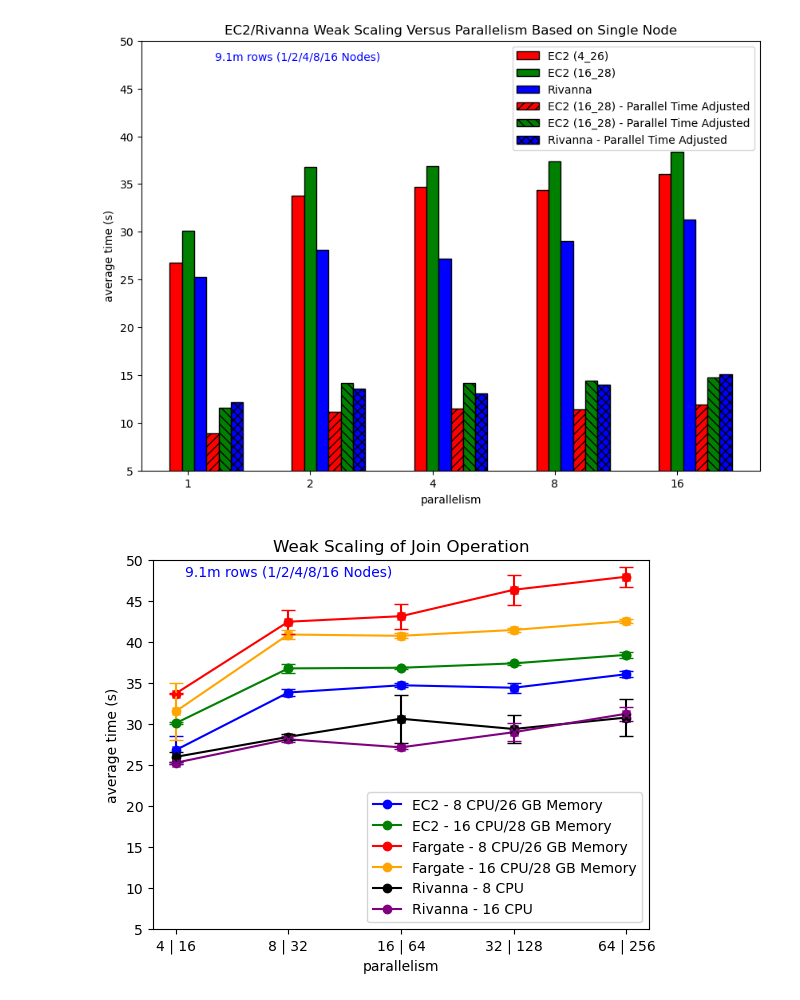
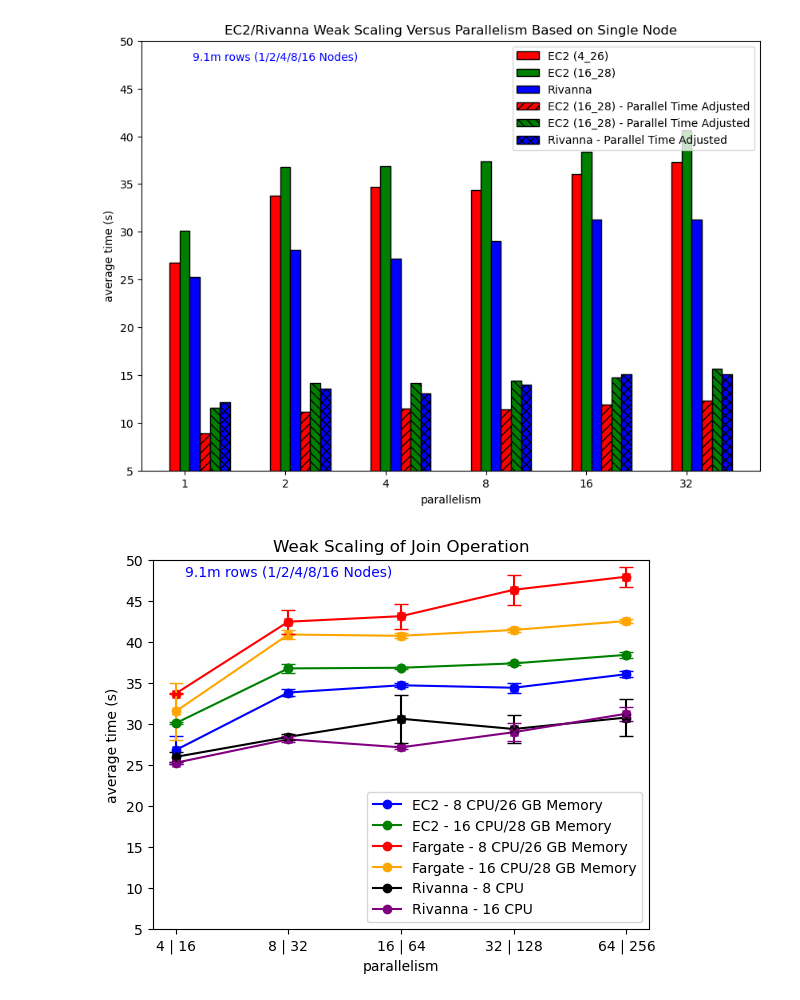
Before and after one commit to mstaylor/cylon, a Jupyter notebook: aws/scripts/Join_Weak_Scaling_round2.ipynb, the cells around one changed output. Saved outputs shown, nothing was run; the diff lists cells and outputs as text; code cells hidden in the pictures.

```diff
--- a/aws/scripts/Join_Weak_Scaling_round2.ipynb
+++ b/aws/scripts/Join_Weak_Scaling_round2.ipynb
@@ -58,20 +175,20 @@ import matplotlib.pyplot as plt
 import numpy as np
 
 # Given data
-world_size = ['1', '2', '4', '8', '16']
-ec2_4_26 = [26.80001503, 33.82108727, 34.70261905, 34.40150503, 36.04979236]
-ec2_16_28 = [30.07260311, 36.75810435, 36.8333492, 37.36801396, 38.40536711]
-fargate_4_26 = [33.68554413, 42.44095802, 43.11394629, 46.3293512, 47.92054052]
-fargate_16_28 = [31.50847322, 40.88083729, 40.72470558, 41.43658119, 42.52811459]
-rivanna_8 = [25.98013163, 28.41809341, 30.62765954, 29.37659091, 30.77450389]
-rivanna_16 = [25.26343322, 28.12409517, 27.14304942, 28.98870633, 31.24031554]
+world_size = ['1', '2', '4', '8', '16', '32']
+ec2_4_26 = [26.80001503, 33.82108727, 34.70261905, 34.40150503, 36.04979236, 37.27805637]
+ec2_16_28 = [30.07260311, 36.75810435, 36.8333492, 37.36801396, 38.40536711, 40.62146824]
+fargate_4_26 = [33.68554413, 42.44095802, 43.11394629, 46.3293512, 47.92054052, 49.26676557]
+fargate_16_28 = [31.50847322, 40.88083729, 40.72470558, 41.43658119, 42.52811459, 42.37463084]
+rivanna_8 = [25.98013163, 28.41809341, 30.62765954, 29.37659091, 30.77450389, 30.77450389]
+rivanna_16 = [25.26343322, 28.12409517, 27.14304942, 28.98870633, 31.24031554, 31.24031554]
 
-ec2_4_26_2 = [26.80001503/3.021825373, 33.82108727/3.021825373, 34.70261905/3.021825373, 34.40150503/3.021825373, 36.04979236/3.021825373]
-ec2_16_28_2 = [30.07260311/2.598218739, 36.75810435/2.598218739, 36.8333492/2.598218739, 37.36801396/2.598218739, 38.40536711/2.598218739]
-fargate_4_26_2 = [33.68554413, 42.44095802, 43.11394629, 46.3293512, 47.92054052]
-fargate_16_28_2 = [31.50847322, 40.88083729, 40.72470558, 41.43658119, 42.52811459]
-rivanna_8_2_2 = [25.98013163, 28.41809341, 30.62765954, 29.37659091, 30.77450389]
-rivanna_16_2 = [25.26343322/2.072015524, 28.12409517/2.072015524, 27.14304942/2.072015524, 28.98870633/2.072015524, 31.24031554/2.072015524]
+ec2_4_26_2 = [26.80001503/3.021825373, 33.82108727/3.021825373, 34.70261905/3.021825373, 34.40150503/3.021825373, 36.04979236/3.021825373, 37.27805637/3.021825373]
+ec2_16_28_2 = [30.07260311/2.598218739, 36.75810435/2.598218739, 36.8333492/2.598218739, 37.36801396/2.598218739, 38.40536711/2.598218739, 40.62146824/2.598218739]
+fargate_4_26_2 = [33.68554413/10.42936128	, 42.44095802/10.42936128	, 43.11394629/10.42936128	, 46.3293512/10.42936128	, 47.92054052/10.42936128	, 49.26676557/10.42936128	]
+fargate_16_28_2 = [31.50847322/5.220078409	, 40.88083729/5.220078409	, 40.72470558/5.220078409	, 41.43658119/5.220078409	, 42.52811459/5.220078409	, 42.37463084/5.220078409	]
+rivanna_8_2_2 = [25.98013163/2.072015524, 28.41809341/2.072015524, 30.62765954/2.072015524, 29.37659091/2.072015524, 30.77450389/2.072015524, 30.77450389/2.072015524]
+rivanna_16_2 = [25.26343322/2.072015524, 28.12409517/2.072015524, 27.14304942/2.072015524, 28.98870633/2.072015524, 31.24031554/2.072015524, 31.24031554/2.072015524]
 
 # set width of bar
 barWidth = 0.1
@@ -104,35 +221,35 @@ plt.bar(br6, rivanna_16_2,  color = 'b', width = barWidth,
 # Create a line chart
 #plt.plot(world_size, ec2_4_26, marker='o', color='b', label='EC2 - 8 CPU/26 GB Memory')
 #plt.plot(world_size, ec2_16_28, marker='o', color='g', label='EC2 - 16 CPU/28 GB Memory')
 #plt.plot(world_size, fargate_4_26, marker='o', color='r', label='Fargate - 8 CPU/26 GB Memory')
 #plt.plot(world_size, fargate_16_28, marker='o', color='orange', label='Fargate - 16 CPU/28 GB Memory')
 #plt.plot(world_size, rivanna_8, marker='o', color='black', label='Rivanna - 8 CPU')
 #plt.plot(world_size, rivanna_16, marker='o', color='purple', label='Rivanna - 16 CPU')
 
 
 custom_text = "9.1m rows (1/2/4/8/16 Nodes)"
 plt.text(1, 48, custom_text, fontsize=10, color='blue', ha='center')
 
 plt.ylim(5, 50)
 
 #plt.xticks(world_size)
 plt.xticks([r + barWidth for r in range(len(world_size))],
         world_size)
 
 # Add labels and title
 plt.xlabel('parallelism')
 plt.ylabel('average time (s)')
 plt.title('EC2/Rivanna Weak Scaling Versus Parallelism Based on Single Node')
 
 # Add a legend
-plt.legend()
+plt.legend(loc = 'upper right')
 
 plt.savefig('join-w-scaling-adjusted.svg', format='svg')
 
 # Display the chart
 plt.show()
 # %% [output]
-[figure, old version]
+[figure, new version]
 # %%
 import matplotlib.pyplot as plt
 
```
Also changed, not shown: parts of 4 cells of this notebook.
